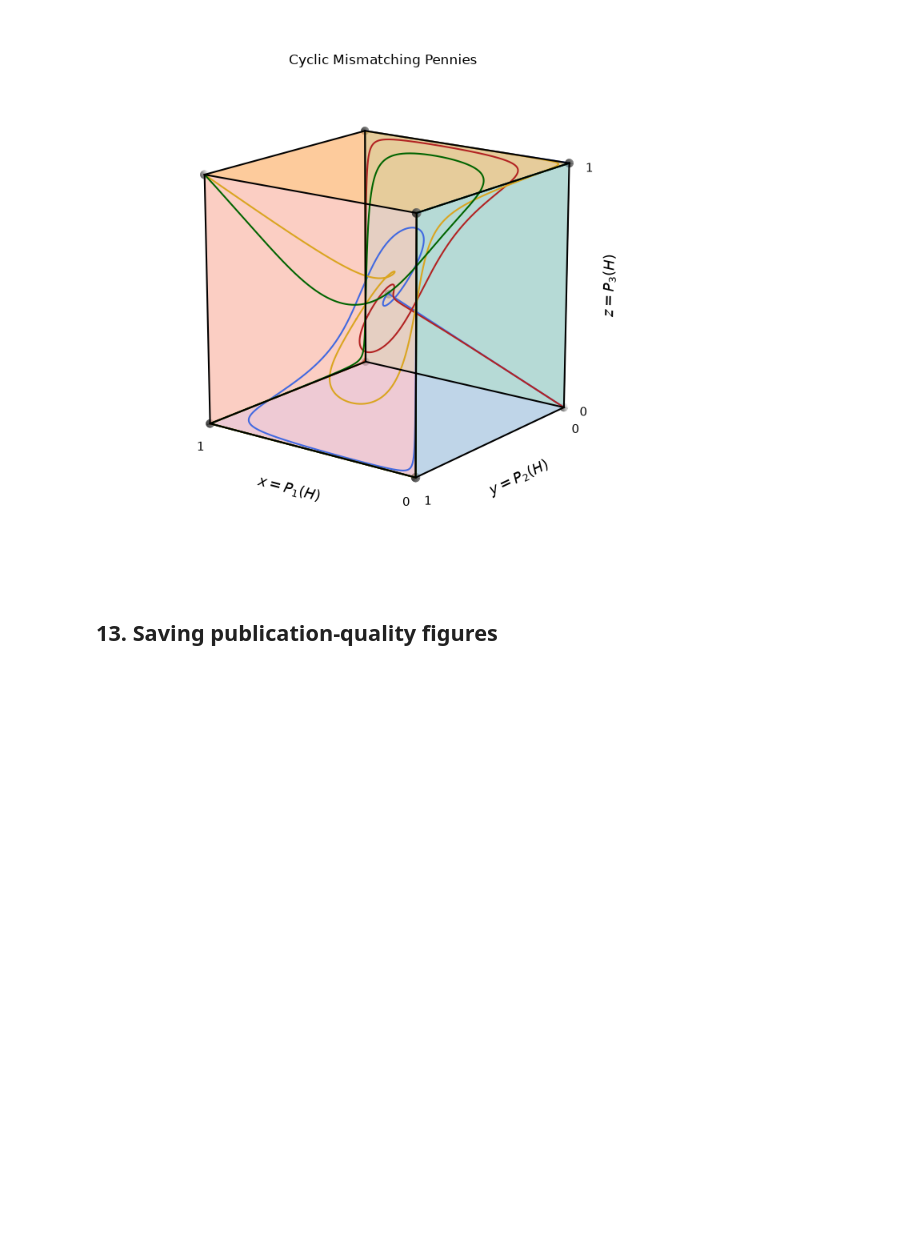
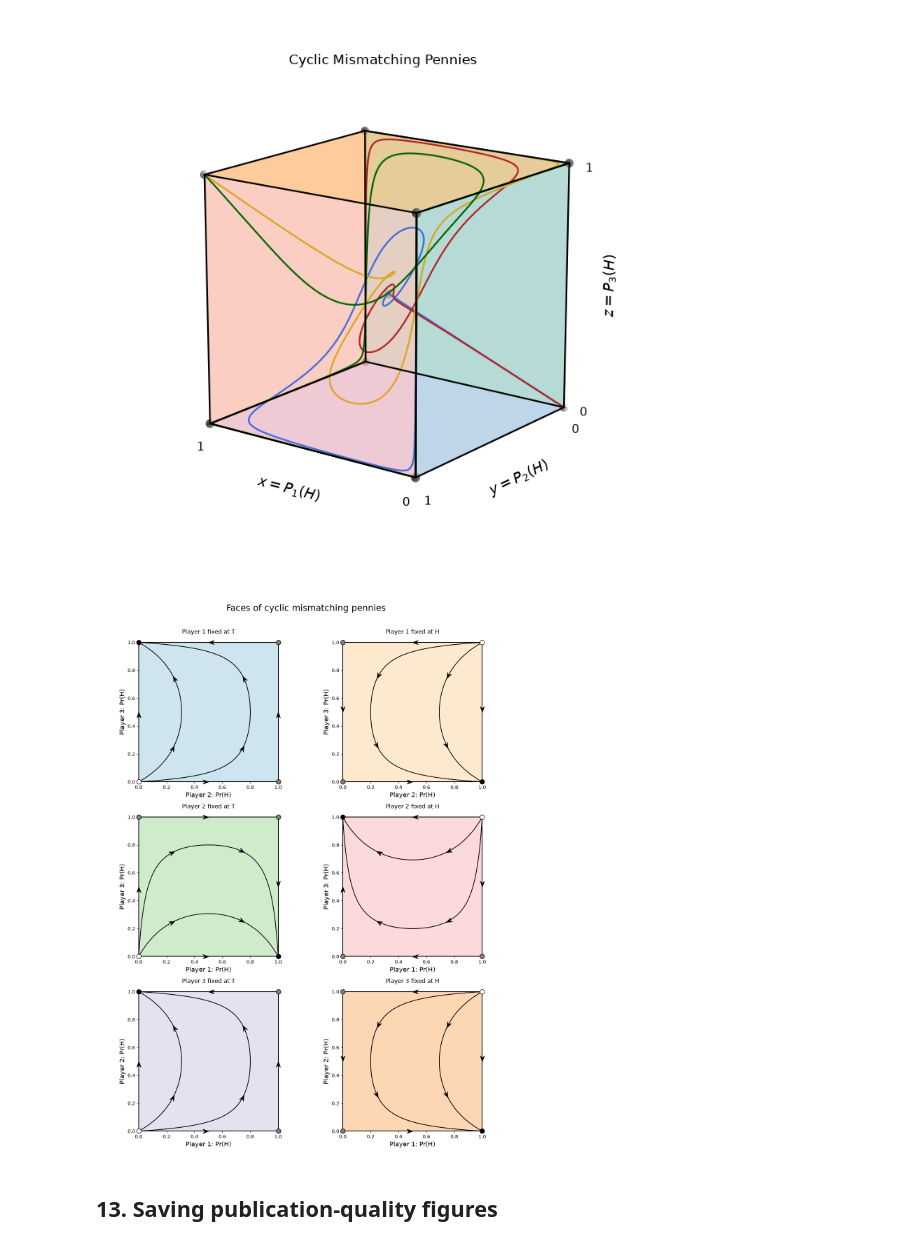
Before and after one commit to SlimaneD/pynamo, a Jupyter notebook: tutorial.ipynb, the cells around one changed output. Drawn from its saved outputs; the diff is of its cells as text; code cells hidden in the pictures; blank space fills up the shorter version.

```diff
--- a/tutorial.ipynb
+++ b/tutorial.ipynb
@@ -846,6 +886,105 @@ plt.show()
 pn.interactive.detach_widget_figure(figure=fig)
 # %% [output]
 [figure]
+# %%
+%matplotlib widget
+
+import numpy as np
+import matplotlib.pyplot as plt
+from matplotlib.patches import Rectangle
+
+cube_game = pn.examples.games.cyclic_mismatching_pennies
+
+cube_face_colors = [
+    "#9ecae1",  # x = 0
+    "#fdd49e",  # x = 1
+    "#a1d99b",  # y = 0
+    "#fbb4b9",  # y = 1
+    "#c7c7e2",  # z = 0
+    "#fdae6b",  # z = 1
+]
+face_alpha = 0.5
+
+fig, axes = plt.subplots(nrows=3, ncols=2, figsize=(12, 16))
+
+for fixed_player in range(3):
+    for face_coordinate in (0, 1):
+        face_index = 2 * fixed_player + face_coordinate
+        ax = axes.flat[face_index]
+
+        # A coordinate of 1 means the first action (H); 0 means the second (T).
+        fixed_action = 1 - face_coordinate
+        remaining_players = [
+            player for player in range(3) if player != fixed_player
+        ]
+
+        face_payoffs = []
+        for player in remaining_players:
+            matrix = np.take(
+                cube_game.payoff_data[player],
+                indices=fixed_action,
+                axis=fixed_player,
+            )
+
+            # 2Pop2S expects each player's own actions along its matrix rows.
+            if player == remaining_players[1]:
+                matrix = matrix.T
+
+            face_payoffs.append(matrix)
+
+        action_label = cube_game.player_strategy_labels[
+            fixed_player
+        ][fixed_action]
+
+        face_game = pn.Game(
+            name=f"Player {fixed_player + 1} fixed at {action_label}",
+            payoffs=tuple(face_payoffs),
+            player_strategy_labels=[
+                cube_game.player_strategy_labels[player]
+                for player in remaining_players
+            ],
+            player_labels=[
+                f"Player {player + 1}"
+                for player in remaining_players
+            ],
+            symmetric=False,
+        )
+
+        pn.phase_portrait(
+            game=face_game,
+            fig=fig,
+            ax=ax,
+            trajectory_number=4,
+            show_edge_flow=True,
+            tmax=40,
+            show_speed=False,
+            trajectory_arrows=[0.001],
+            trajectory_color="black",
+            trajectory_linewidth=1.2,
+            trajectory_zorder=35,
+            simplex_zorder=30,
+            equilibrium_size=90,
+        )
+
+        # Apply the same translucent color as the corresponding cube face,
+        ax.add_patch(
+            Rectangle(
+                xy=(0, 0),
+                width=1,
+                height=1,
+                facecolor=cube_face_colors[face_index],
+                alpha=face_alpha,
+                edgecolor="none",
+                zorder=10,
+            )
+        )
+
+fig.suptitle("Faces of cyclic mismatching pennies", fontsize=18)
+fig.tight_layout(rect=(0, 0, 1, 0.97))
+plt.show()
+pn.interactive.detach_widget_figure(figure=fig)
+# %% [output]
+[figure, added]
 # %% [markdown]
 ## 13. Saving publication-quality figures
 # %% [markdown]
```
Also changed, not shown: parts of 6 cells of this notebook, 2 other files.
